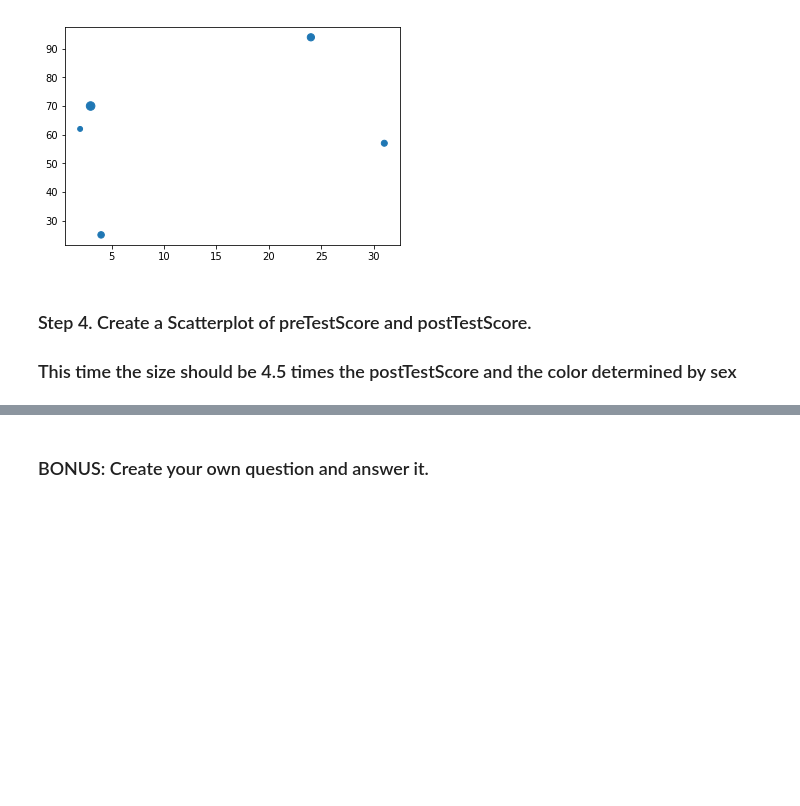
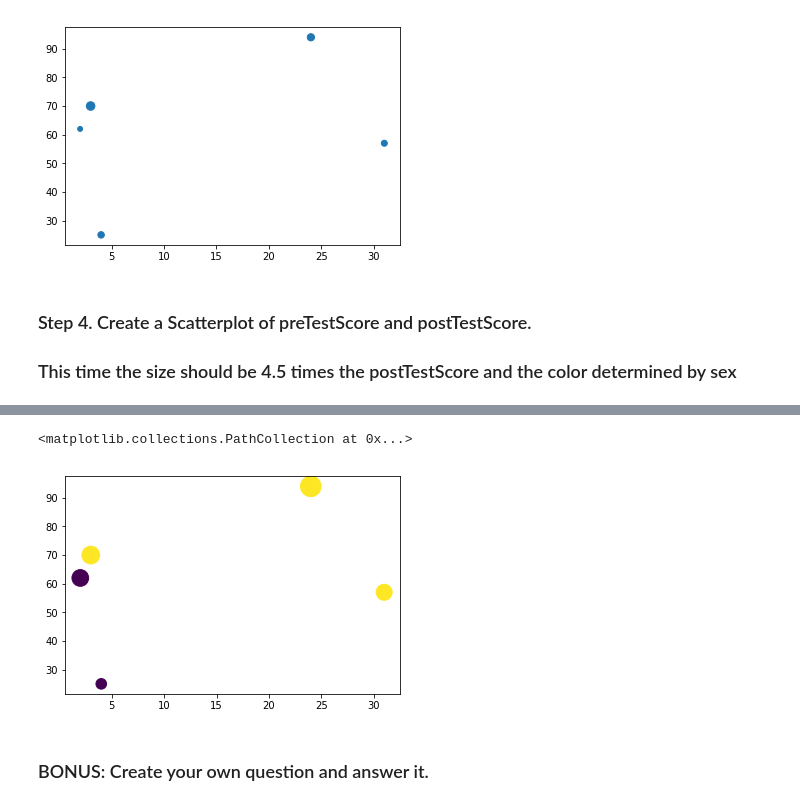
Before and after one commit to jordanmoritz/PandasExercises, a Jupyter notebook: pandas_exercises-master/07_Visualization/Scores/Exercises.ipynb, the cells around one changed output, grey strips where cells are left out. Drawn from its saved outputs; the diff is of its cells as text; code cells hidden in the pictures; blank space fills up the shorter version.

Commit message:
07 Visualization Scores Tips

```diff
--- a/pandas_exercises-master/07_Visualization/Scores/Exercises.ipynb
+++ b/pandas_exercises-master/07_Visualization/Scores/Exercises.ipynb
@@ -67,2 +70,7 @@ plt.scatter(x=df.preTestScore, y=df.postTestScore, s=df.age)
+# %%
+plt.scatter(df.preTestScore, df.postTestScore, s=df.postTestScore * 4.5, c=df.female)
+# %% [output]
+<matplotlib.collections.PathCollection at 0x...>
+[figure, added]
 # %% [markdown]
 ### BONUS: Create your own question and answer it.
```
Also changed, not shown: parts of 5 cells of this notebook.
